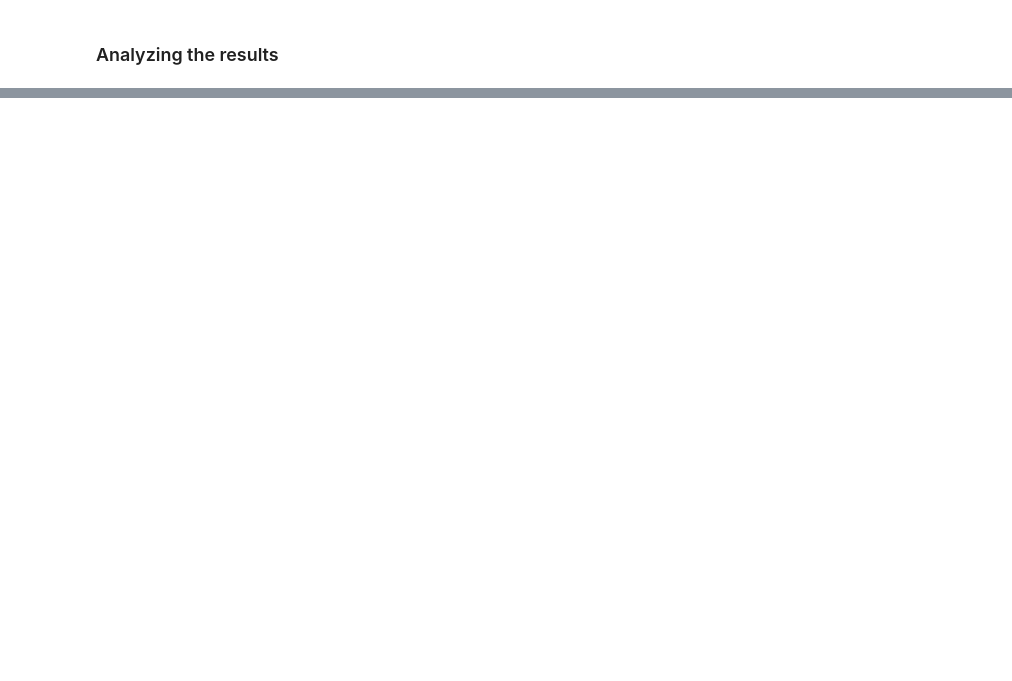
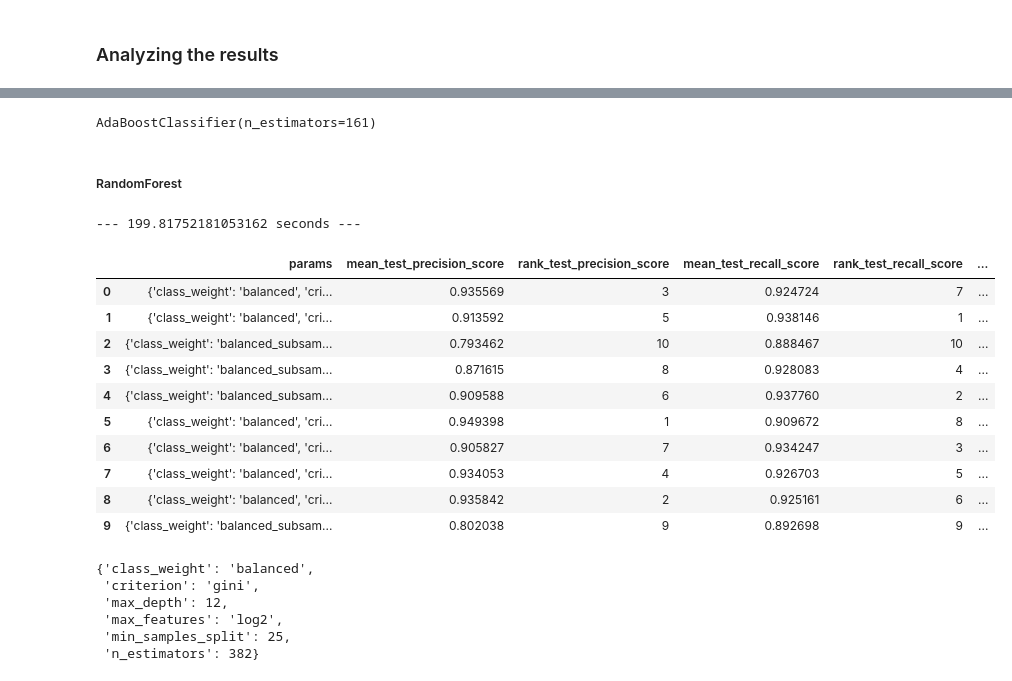
Before and after one commit to VictorLJay/Customer-Churn-Predictor, a Jupyter notebook: your-project/ML Modeling.ipynb, the cells around one changed output, grey strips where cells are left out. Cells and saved outputs as stored; diff of their text form; code cells hidden in the pictures; blank space fills up the shorter version.

```diff
--- a/your-project/ML Modeling.ipynb
+++ b/your-project/ML Modeling.ipynb
@@ -511,0 +588,2 @@ top_3_models_comparision = pd.DataFrame({"model":best_models,
+# %%
+best_gradient_10.fit(X_train_scaled_10, y_train_10)
@@ -511,0 +622,6 @@ top_3_models_comparision = pd.DataFrame({"model":best_models,
+# %%
+best_adaboost_10 = AdaBoostClassifier(algorithm="SAMME.R", n_estimators=161)
+# %%
+best_adaboost_10.fit(X_train_scaled_10, y_train_10)
+# %% [output]
+AdaBoostClassifier(n_estimators=161)
@@ -511,0 +630,62 @@ top_3_models_comparision = pd.DataFrame({"model":best_models,
+# %% [markdown]
+##### RandomForest
+# %%
+start_time = time.time()
+
+RF_params_10 = {"criterion":["gini", "entropy"],
+                "max_features":["auto", "sqrt", "log2"],
+                "class_weight":["balanced", "balanced_subsample"],
+                "n_estimators":randint(low=10, high=400),
+                "max_depth":randint(low=2, high=20),
+                "min_samples_split":randint(low=2, high=40)
+               }
+
+scorers = {"precision_score": make_scorer(precision_score, average="macro"),
+           "recall_score": make_scorer(recall_score, average="macro"),
+           "f1_score": make_scorer(f1_score, average="macro")
+          }
+
+RF_search_10 = RandomizedSearchCV(RF,
+                                  RF_params_10,
+                                  n_iter=10,
+                                  n_jobs=-1,
+                                  cv=50,
+                                  scoring=scorers,
+                                  refit=False,
+                                  random_state=42
+                                 )
+
+RF_search_10.fit(X_train_scaled_10, y_train_10)
+
+print("--- %s seconds ---" % (time.time() - start_time))
+# %% [output]
+--- 199.81752181053162 seconds ---
+# %%
+RF_results_10 = pd.DataFrame(RF_search_10.cv_results_)
+
+RF_results_10 = RF_results_10[["params", "mean_test_precision_score", "rank_test_precision_score",
+                               "mean_test_recall_score", "rank_test_recall_score",
+                               "mean_test_f1_score", "rank_test_f1_score"]]
+
+RF_results_10
+# %% [output]
+|  | params | mean_test_precision_score | rank_test_precision_score | mean_test_recall_score | rank_test_recall_score | ... |
+| 0 | {'class_weight': 'balanced', 'cri... | 0.935569 | 3 | 0.924724 | 7 | ... |
+| 1 | {'class_weight': 'balanced', 'cri... | 0.913592 | 5 | 0.938146 | 1 | ... |
+| 2 | {'class_weight': 'balanced_subsam... | 0.793462 | 10 | 0.888467 | 10 | ... |
+| 3 | {'class_weight': 'balanced_subsam... | 0.871615 | 8 | 0.928083 | 4 | ... |
+| 4 | {'class_weight': 'balanced_subsam... | 0.909588 | 6 | 0.937760 | 2 | ... |
+| 5 | {'class_weight': 'balanced', 'cri... | 0.949398 | 1 | 0.909672 | 8 | ... |
+| 6 | {'class_weight': 'balanced', 'cri... | 0.905827 | 7 | 0.934247 | 3 | ... |
+| 7 | {'class_weight': 'balanced', 'cri... | 0.934053 | 4 | 0.926703 | 5 | ... |
+| 8 | {'class_weight': 'balanced', 'cri... | 0.935842 | 2 | 0.925161 | 6 | ... |
+| 9 | {'class_weight': 'balanced_subsam... | 0.802038 | 9 | 0.892698 | 9 | ... |
+# %%
+RF_results_10["params"][1]
+# %% [output]
+{'class_weight': 'balanced',
+ 'criterion': 'gini',
+ 'max_depth': 12,
+ 'max_features': 'log2',
+ 'min_samples_split': 25,
+ 'n_estimators': 382}
```
Also changed, not shown: parts of 64 cells of this notebook.
